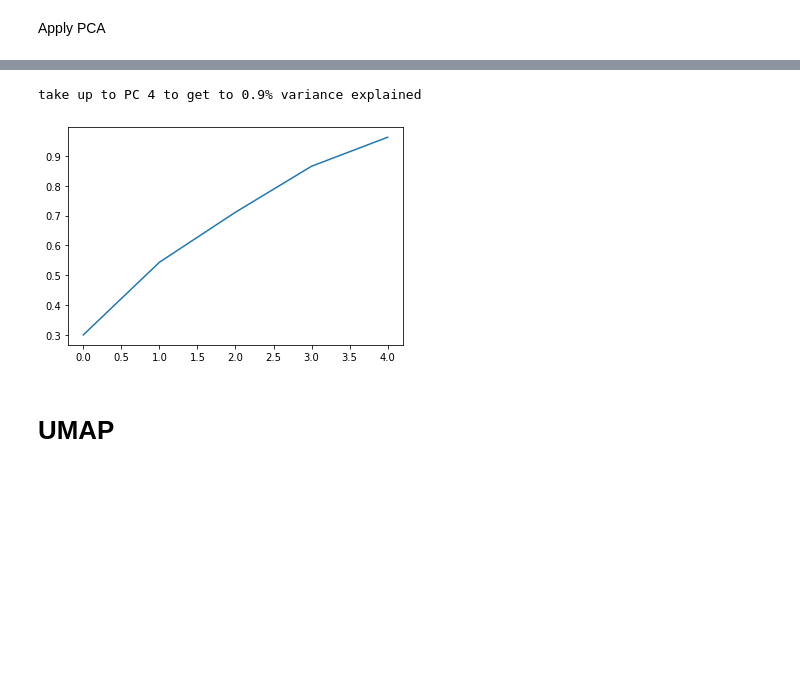
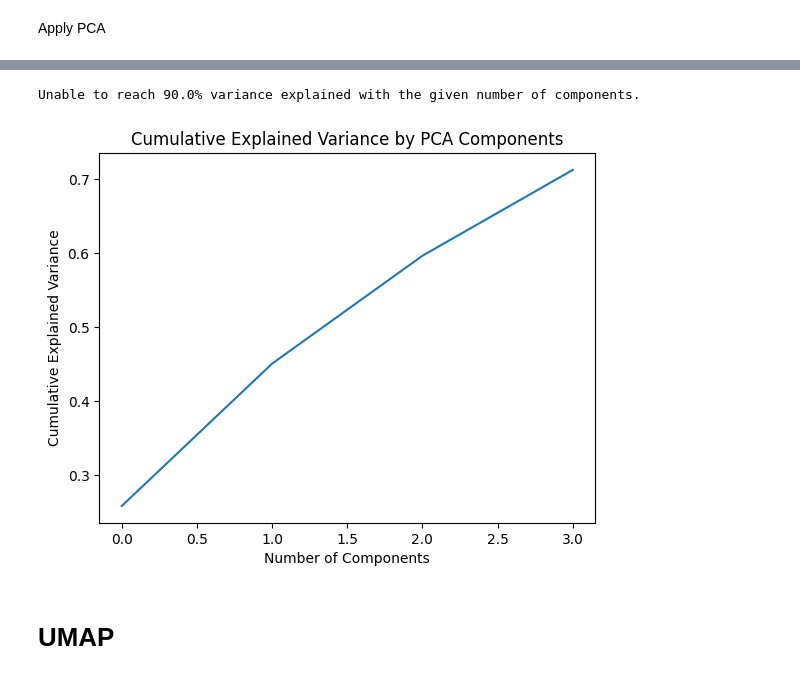
Before and after one commit to Aaron3963/COGS-118B-Project, a Jupyter notebook: FinalProject.ipynb, the cells around one changed output, grey strips where cells are left out. Saved outputs shown, nothing was run; the diff lists cells and outputs as text; code cells hidden in the pictures; blank space fills up the shorter version.

```diff
--- a/FinalProject.ipynb
+++ b/FinalProject.ipynb
@@ -307,0 +317,24 @@ X_scaled = scaler.fit_transform(X_PCA)
+# %%
+from sklearn.preprocessing import StandardScaler
+
+# Drop non-numeric and identifier columns
+
+def convert_range_to_midpoint(value):
+    if '-' in str(value):
+        low, high = map(float, value.split('-'))
+        return (low + high) / 2
+    elif '+' in str(value):
+        return float(value.rstrip('+'))
+    else:
+        return float(value)
+
+X_PCA['Price Range'] = X_PCA['Price Range'].apply(convert_range_to_midpoint)
+
+X_PCA.set_index('GameID')
+
+scaler = StandardScaler()
+X_scaled = scaler.fit_transform(X_PCA)
+
+X_scaled_df = pd.DataFrame(X_scaled, columns=X_PCA.columns, index=X_PCA.index)
+
+X_scaled_df.head()
@@ -315,6 +355,7 @@ import numpy as np
 
 # Try reduce to 2 dimensions
 pca = PCA(n_components=5)
+pca.fit(X_scaled)
 plt.plot(pca.explained_variance_ratio_)
 # %% [output]
 [<matplotlib.lines.Line2D at 0x...>]
@@ -322,13 +363,21 @@ plt.plot(pca.explained_variance_ratio_)
 # %%
 # Select PCs using elbow methods
 var_exp_thresh = 0.9
 total_var_exp = np.cumsum(pca.explained_variance_ratio_)
-plt.plot(total_var_exp);
-pcindex = np.where(total_var_exp>=var_exp_thresh)[0]
-print(f'take up to PC {pcindex[0]} to get to {var_exp_thresh}% variance explained')
+plt.plot(total_var_exp)
+plt.xlabel('Number of Components')
+plt.ylabel('Cumulative Explained Variance')
+plt.title('Cumulative Explained Variance by PCA Components')
+
+pcindex = np.where(total_var_exp >= var_exp_thresh)[0]
+
+if pcindex.size > 0:
+    print(f'Take up to PC {pcindex[0] + 1} to get to {var_exp_thresh * 100}% variance explained')
+else:
+    print(f'Unable to reach {var_exp_thresh * 100}% variance explained with the given number of components.')
 # %% [output]
-take up to PC 4 to get to 0.9% variance explained
+Unable to reach 90.0% variance explained with the given number of components.
-[figure, old version]
+[figure, new version]
 # %%
 pca = PCA(n_components=4)
 pca_X = pca.fit_transform(X_scaled)
```
Also changed, not shown: parts of 29 cells of this notebook, 1 other file.
